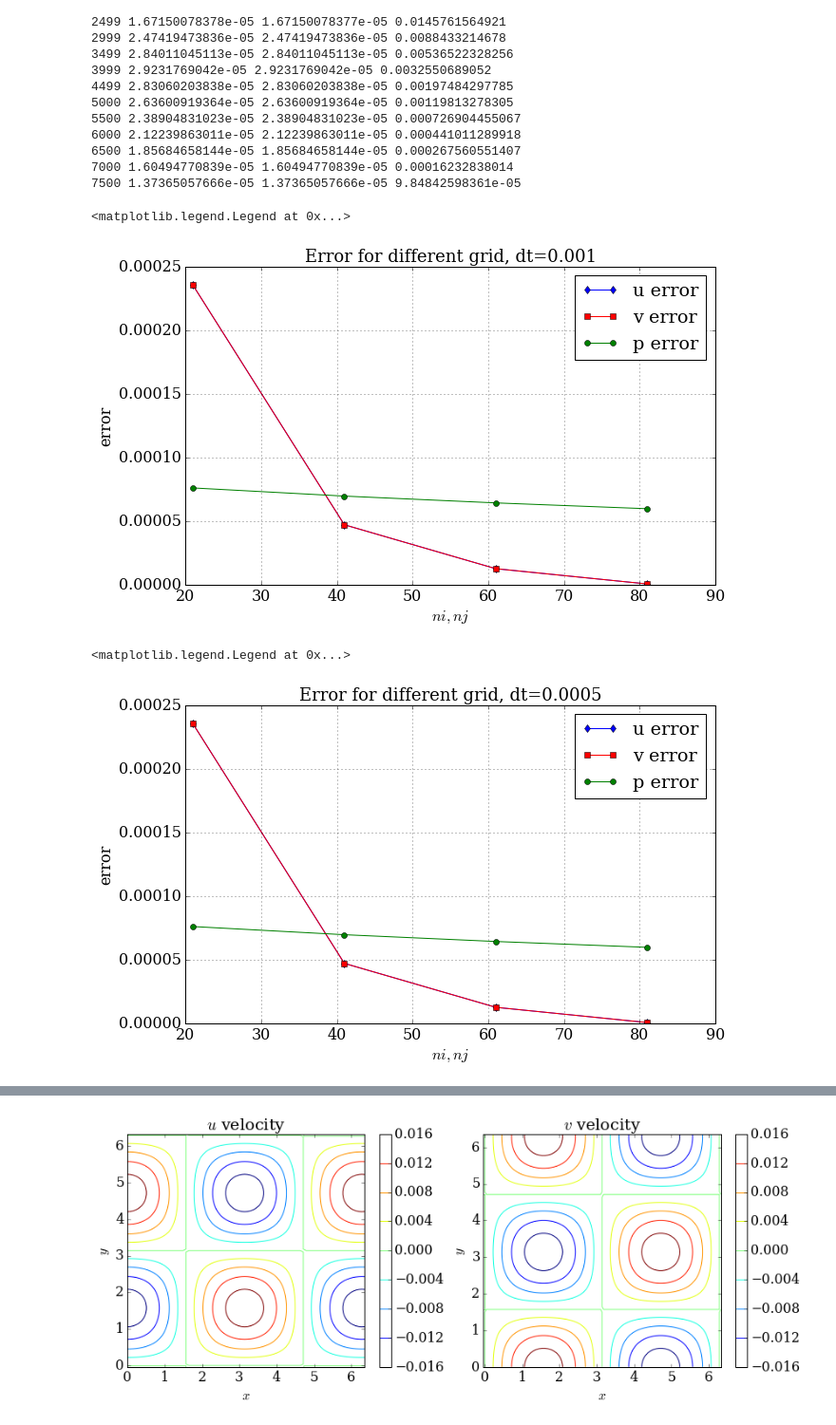
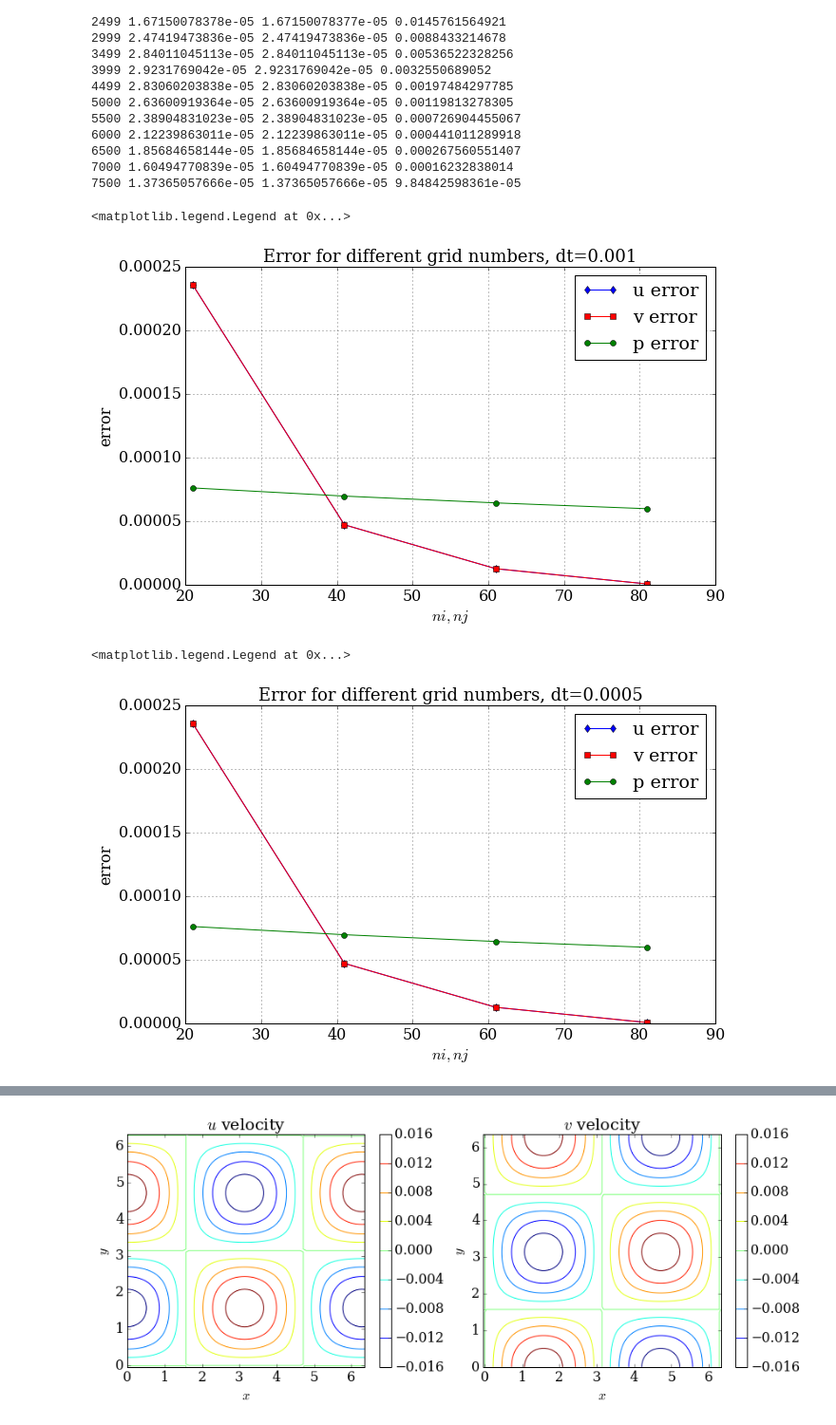
Before and after one commit to yujiasheng912/MAE6225, a Jupyter notebook: TaylorGreen.ipynb, the cells around one changed output, grey strips where cells are left out. Shown: that part at 95% size. Drawn from its saved outputs; the diff is of its cells as text; code cells hidden in the pictures.

```diff
--- a/TaylorGreen.ipynb
+++ b/TaylorGreen.ipynb
@@ -442,34 +442,34 @@ nt        u error         v error           p error
 # %%
 u_grid1=numpy.zeros(4)
 u_grid1[0]=error(A1_1[0],uex(2,Xu1,Yu1))
 u_grid1[1]=error(A2_1[0],uex(2,Xu2,Yu2))
 u_grid1[2]=error(A3_1[0],uex(2,Xu3,Yu3))
 u_grid1[3]=error(A4_1[0],uex(2,Xu4,Yu4))
 
 v_grid1=numpy.zeros(4)
 v_grid1[0]=error(A1_1[1],vex(2,Xv1,Yv1))
 v_grid1[1]=error(A2_1[1],vex(2,Xv2,Yv2))
 v_grid1[2]=error(A3_1[1],vex(2,Xv3,Yv3))
 v_grid1[3]=error(A4_1[1],vex(2,Xv4,Yv4))
 
 p_grid1=numpy.zeros(4)
 p_grid1[0]=error(A1_1[2],pex(2,X1,Y1))
 p_grid1[1]=error(A2_1[2],pex(2,X2,Y2))
 p_grid1[2]=error(A3_1[2],pex(2,X3,Y3))
 p_grid1[3]=error(A4_1[2],pex(2,X4,Y4))
 
 pyplot.figure(figsize=(10,6))
 pyplot.grid(True)
 pyplot.xlabel('$ni,nj$')
 pyplot.ylabel('error')
 pyplot.plot(numpy.linspace(21,81,4),u_grid1,color='b',marker='d')
 pyplot.plot(numpy.linspace(21,81,4),v_grid1,color='r',marker='s')
 pyplot.plot(numpy.linspace(21,81,4),p_grid1,color='g',marker='o')
-pyplot.title('Error for different grid, dt=0.001',fontsize=18)
+pyplot.title('Error for different grid numbers, dt=0.001',fontsize=18)
 pyplot.legend(['u error','v error','p error'],loc='best')
 # %% [output]
 <matplotlib.legend.Legend at 0x...>
-[figure, old version]
+[figure, new version]
 # %%
 u_grid2=numpy.zeros(4)
 u_grid2[0]=error(A1_2[0],uex(2,Xu1,Yu1))
@@ -496,11 +496,11 @@ pyplot.ylabel('error')
 pyplot.plot(numpy.linspace(21,81,4),u_grid1,color='b',marker='d')
 pyplot.plot(numpy.linspace(21,81,4),v_grid1,color='r',marker='s')
 pyplot.plot(numpy.linspace(21,81,4),p_grid1,color='g',marker='o')
-pyplot.title('Error for different grid, dt=0.0005',fontsize=18)
+pyplot.title('Error for different grid numbers, dt=0.0005',fontsize=18)
 pyplot.legend(['u error','v error','p error'],loc='best')
 # %% [output]
 <matplotlib.legend.Legend at 0x...>
-[figure, old version]
+[figure, new version]
 # %%
 u_grid3=numpy.zeros(4)
 u_grid3[0]=error(A1_3[0],uex(2,Xu1,Yu1))
```
Also changed, not shown: parts of 4 cells of this notebook, 1 other file.
